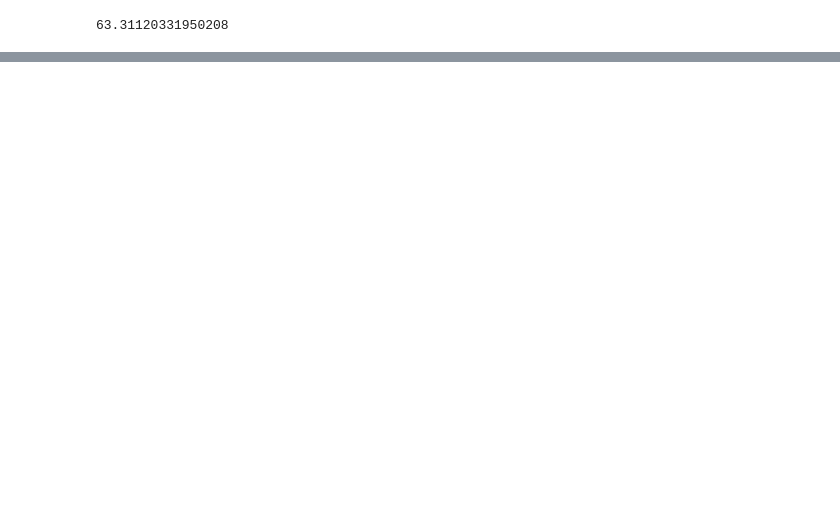
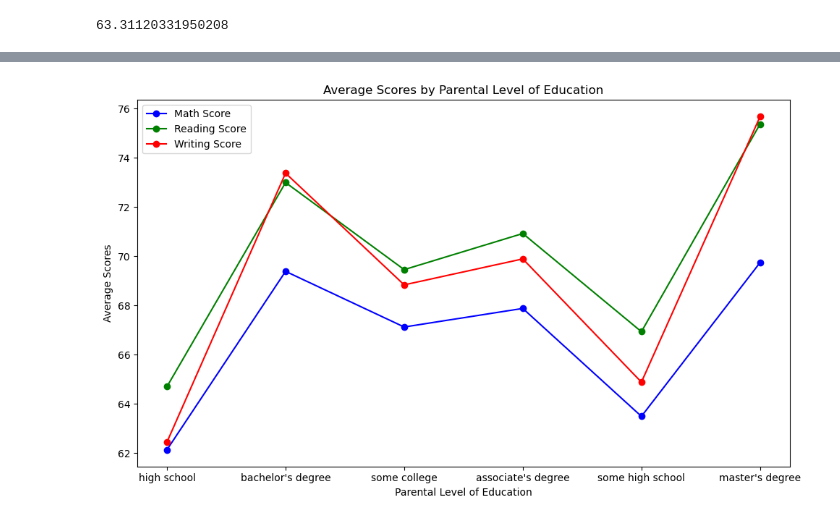
Before and after one commit to rukangu/info2000fa24Classwork, a Jupyter notebook: matplotlib/student_plot.ipynb, the cells around one changed output, grey strips where cells are left out. Saved outputs shown, nothing was run; the diff lists cells and outputs as text; code cells hidden in the pictures; blank space fills up the shorter version.

```diff
--- a/matplotlib/student_plot.ipynb
+++ b/matplotlib/student_plot.ipynb
@@ -120,0 +188,5 @@ returned['male']['avg_writing_score']
+# %%
+
+plot_data(group('parental_education', data=data), category_name='Parental Level of Education', plot_type='line')
+# %% [output]
+[figure, added]
```
Also changed, not shown: parts of 6 cells of this notebook, 1 other file.
